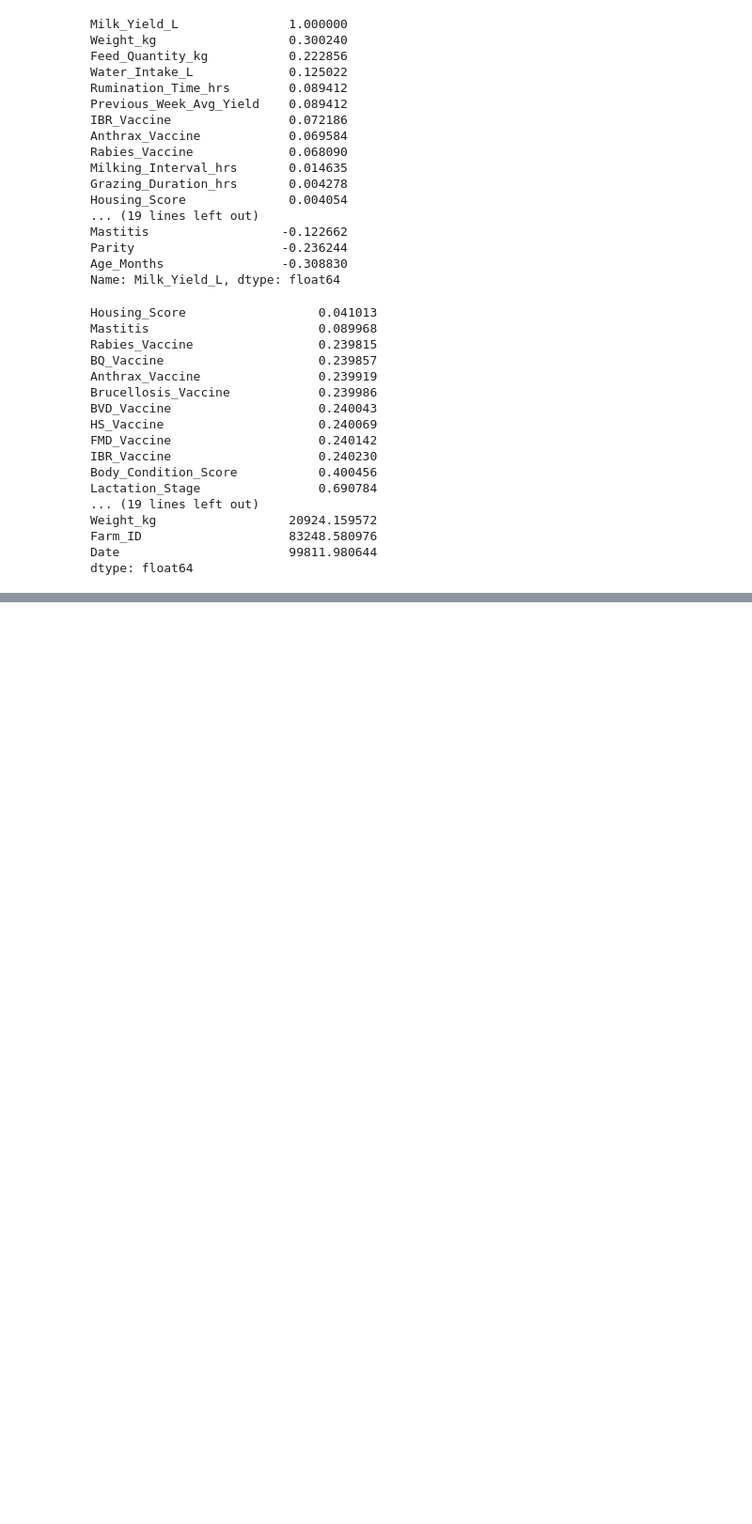
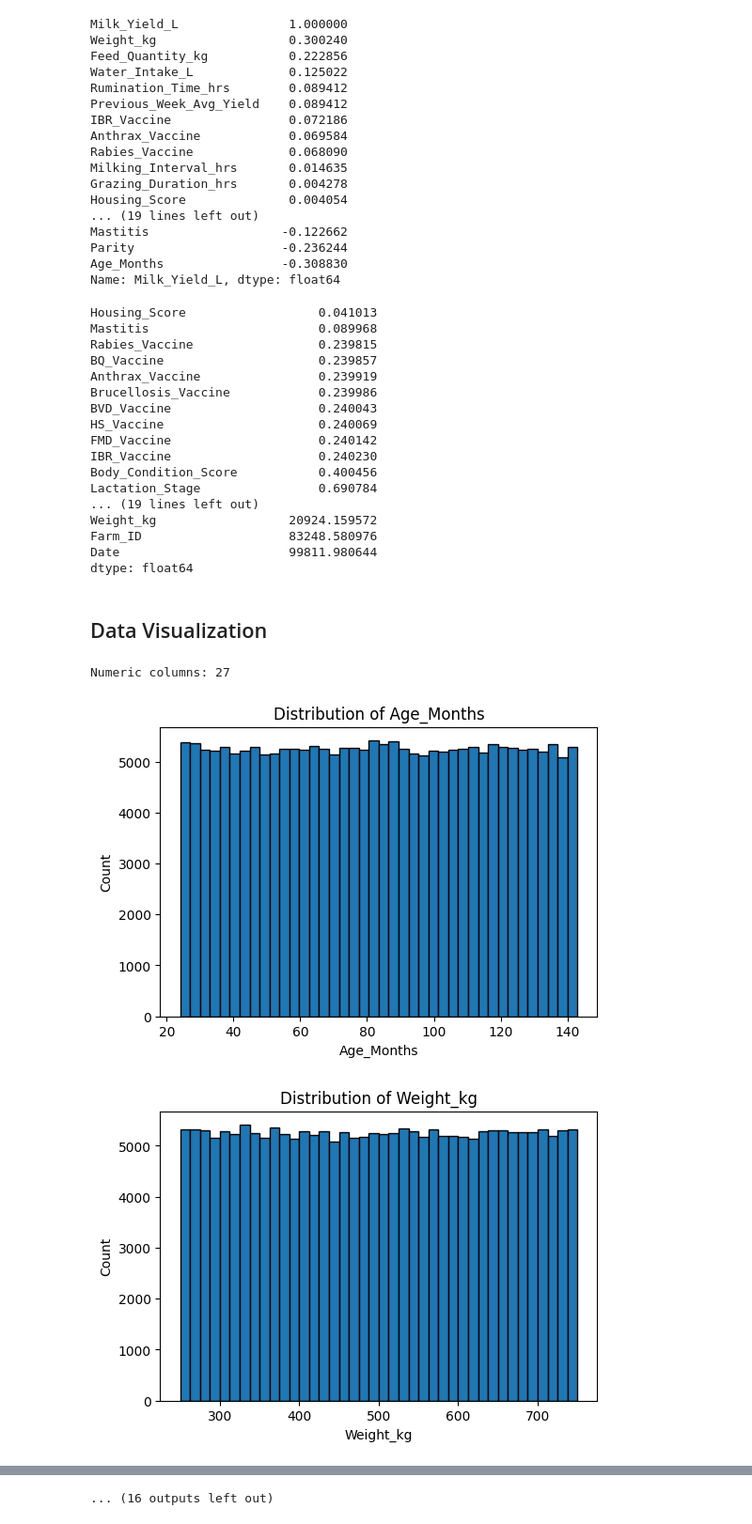
Before and after one commit to harshadeepk02/ml_course_project, a Jupyter notebook: ml_course_project.ipynb, the cells around one changed output, grey strips where cells are left out. Shown at 94% size. Cells and saved outputs as stored; diff of their text form; code cells hidden in the pictures; blank space fills up the shorter version.

Commit message:
added more on data exploration; data visualization and correlation. more data cleaning

```diff
--- a/ml_course_project.ipynb
+++ b/ml_course_project.ipynb
@@ -37,14 +62,26 @@ df.describe()
 # Dropping Cattle_ID as it is just an identifier, not useful for prediction
 df = df.drop(columns=['Cattle_ID'])
 
+
 # Handling NaN values for Feed_Quantity: We will keep only KG and convert LBS to KG for NaNs, then drop LBS
 FEED_QTY_LBS_TO_KG = 0.453592
 df['Feed_Quantity_kg'] = df['Feed_Quantity_kg'].fillna(df['Feed_Quantity_lb'] * FEED_QTY_LBS_TO_KG)
 df = df.drop(columns=['Feed_Quantity_lb'])
-print("Number of missing values after lb to kg conversion:", df.isna().sum().sum())
+print("Number of missing values after lb to kg conversion (we may need to handle with imputation later):", df.isna().sum().sum())
+
+
+# NOTE: Something weird we noticed here is that we have some different string representations of the same breed due to trailing spaces and spelling ('Holstein' and 'Holstein ')
+# We should probably clean that up right now
+df['Breed'] = df['Breed'].str.strip()
+df['Breed'] = df['Breed'].replace('Holstien', 'Holstein')
+for b in df['Breed'].unique():
+    print(repr(b))
+
 
 # We should drop our "negative" milk yields as those entries don't really make sense
+print("Number of negative milk yield entries being dropped:", (df['Milk_Yield_L'] < 0).sum())
 df = df[df['Milk_Yield_L'] >= 0]
+
 
 # Now we split our data into features and labels
 features = df.drop(columns=['Milk_Yield_L'])
@@ -114,3 +161,28 @@ Weight_kg                  20924.159572
 Farm_ID                    83248.580976
 Date                       99811.980644
 dtype: float64
+# %% [markdown]
+## Data Visualization
+# %%
+# DATA EXPLORATION: Distributions for Numeric Features
+
+# First lets go ahead and take a look at the distributions of all our numeric features, see if there's anything interesting (skewness, outliers, negatives, etc.)
+numeric_cols = df.select_dtypes(include=[np.number]).columns
+
+# Looks like we have 7 categorical features that are non-numeric: Breed, Climate_Zone, Management_System, Lactation_Stage, Feed_Type, Date, Farm_ID
+print("Numeric columns:", numeric_cols.__len__())
+
+for col in numeric_cols:
+    plt.figure(figsize=(6,4))
+    df[col].plot(kind='hist', bins=40, edgecolor='black')
+    plt.title(f"Distribution of {col}")
+    plt.xlabel(col)
+    plt.ylabel("Count")
+    plt.show()
+
+
+# Milk Yield seems to be normally or slightly right-skewed distributed, not too many outliers
+# %% [output]
+Numeric columns: 27
+[figure, added]
+[figure, added]
@@ -116,0 +198 @@ dtype: float64
+... (16 outputs left out)
```
Also changed, not shown: parts of 12 cells of this notebook.
